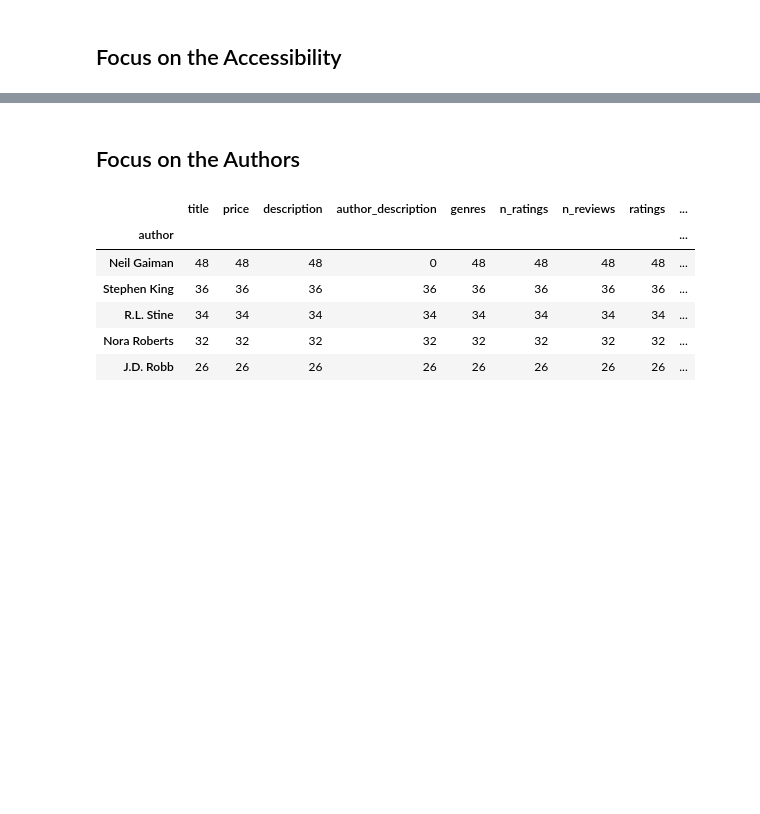
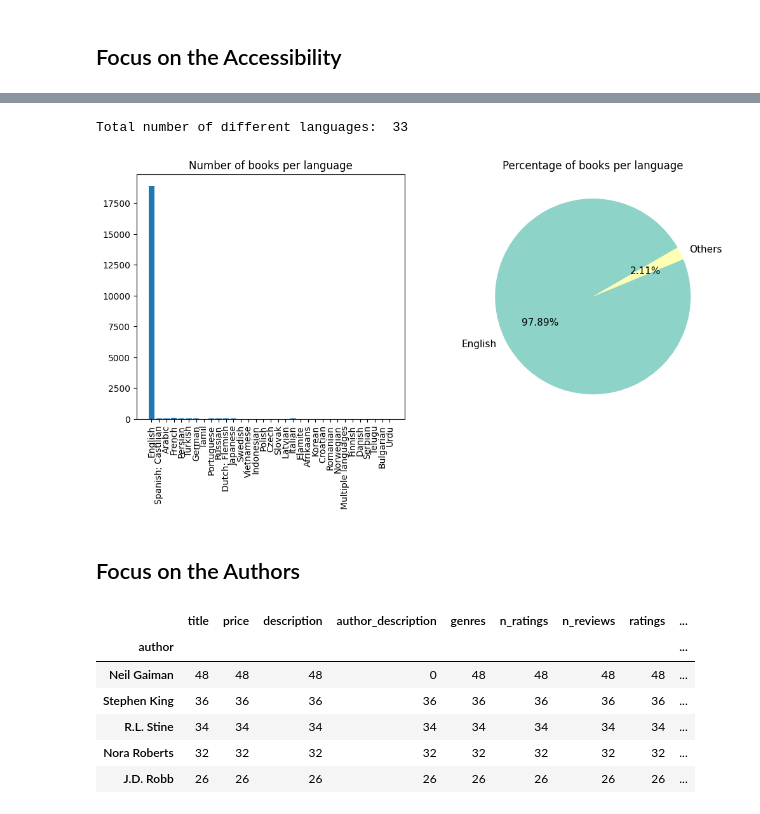
Before and after one commit to Ethan2541/Projet-DALAS, a Jupyter notebook: src/eda.ipynb, the cells around one changed output, grey strips where cells are left out. Saved outputs shown, nothing was run; the diff lists cells and outputs as text; code cells hidden in the pictures; blank space fills up the shorter version.

```diff
--- a/src/eda.ipynb
+++ b/src/eda.ipynb
@@ -62,3 +199,28 @@ plt.show()
+# %%
+languages_list = df["language"].dropna().unique()
+print("Total number of different languages: ", len(languages_list))
+
+languages_counts = df["language"].value_counts()
+languages_counts = [languages_counts[language] for language in languages_list]
+
+plt.subplots(1, 2, figsize=(12, 5))
+
+plt.subplot(1, 2, 1)
+plt.title("Number of books per language")
+plt.bar(x=np.arange(len(languages_list)), height=languages_counts, align="center")
+plt.xticks(np.arange(len(languages_list)), languages_list, rotation=90)
+
+plt.subplot(1, 2, 2)
+plt.title("Percentage of books per language")
+
+pie_counts = [df["language"].value_counts()["English"], df["language"].value_counts().sum() - df["language"].value_counts()["English"]]
+pie_list = ["English", "Others"]
+plt.pie(pie_counts, labels=pie_list, autopct="%1.2f%%", colors=sns.color_palette("Set3"), textprops={"fontsize":11}, startangle=30)
+
+plt.show()
+# %% [output]
+Total number of different languages:  33
+[figure, added]
 # %% [markdown]
 ## Focus on the Authors
 # %%
```
Also changed, not shown: parts of 28 cells of this notebook, 5 other files.
